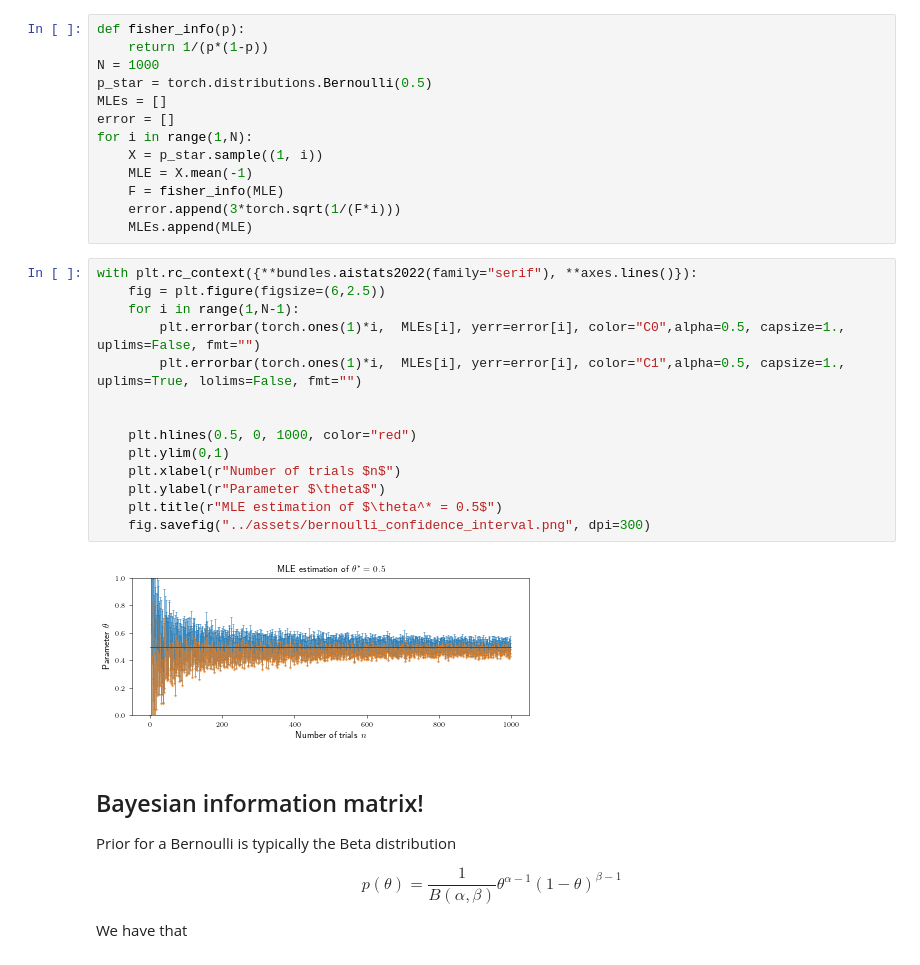
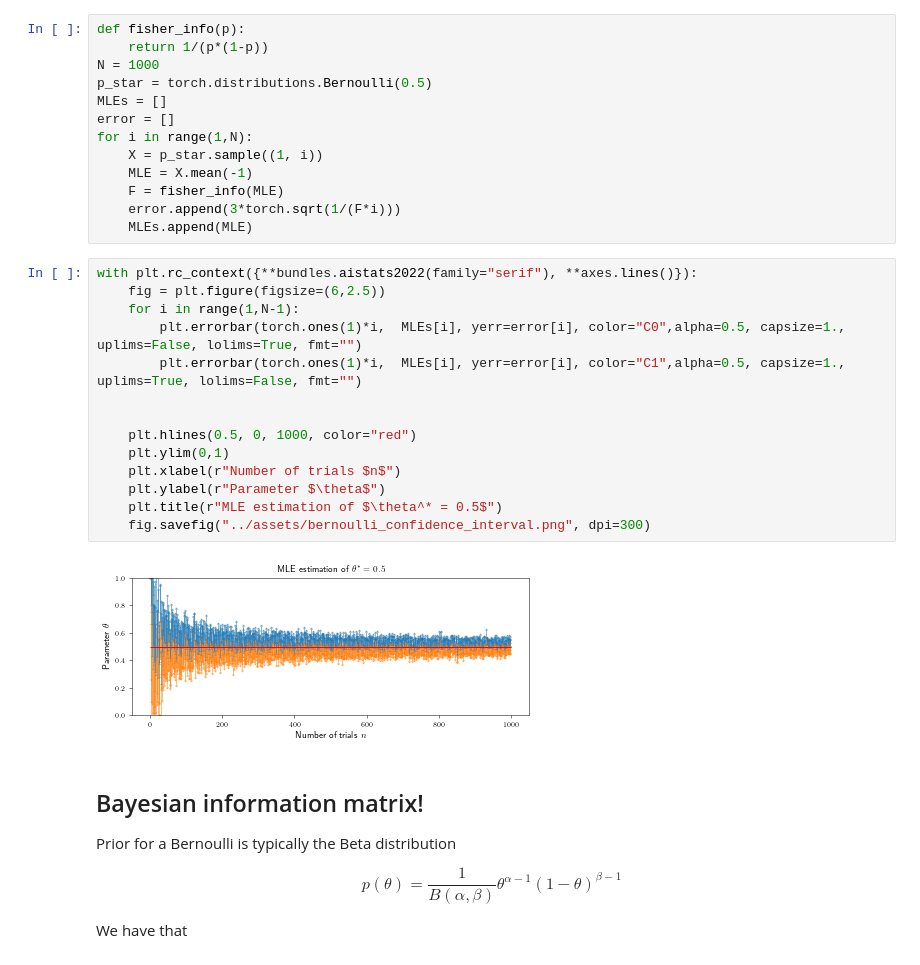
Before and after one commit to manuelgloeckler/manuelgloeckler.github.io, a Jupyter notebook: _notebooks/fisher_information.ipynb, the cells around one changed output. Drawn from its saved outputs; the diff is of its cells as text.

```diff
--- a/_notebooks/fisher_information.ipynb
+++ b/_notebooks/fisher_information.ipynb
@@ -262,19 +262,19 @@ for i in range(1,N):
 # %%
 with plt.rc_context({**bundles.aistats2022(family="serif"), **axes.lines()}):
     fig = plt.figure(figsize=(6,2.5))
     for i in range(1,N-1):
-        plt.errorbar(torch.ones(1)*i,  MLEs[i], yerr=error[i], color="C0",alpha=0.5, capsize=1., uplims=False, fmt="")
+        plt.errorbar(torch.ones(1)*i,  MLEs[i], yerr=error[i], color="C0",alpha=0.5, capsize=1., uplims=False, lolims=True, fmt="")
         plt.errorbar(torch.ones(1)*i,  MLEs[i], yerr=error[i], color="C1",alpha=0.5, capsize=1., uplims=True, lolims=False, fmt="")
 
 
     plt.hlines(0.5, 0, 1000, color="red")
     plt.ylim(0,1)
     plt.xlabel(r"Number of trials $n$")
     plt.ylabel(r"Parameter $\theta$")
     plt.title(r"MLE estimation of $\theta^* = 0.5$")
     fig.savefig("../assets/bernoulli_confidence_interval.png", dpi=300)
 # %% [output]
-[figure, old version]
+[figure, new version]
 # %% [markdown]
 ## Bayesian information matrix!
 
```
Also changed, not shown: 34 other files.
